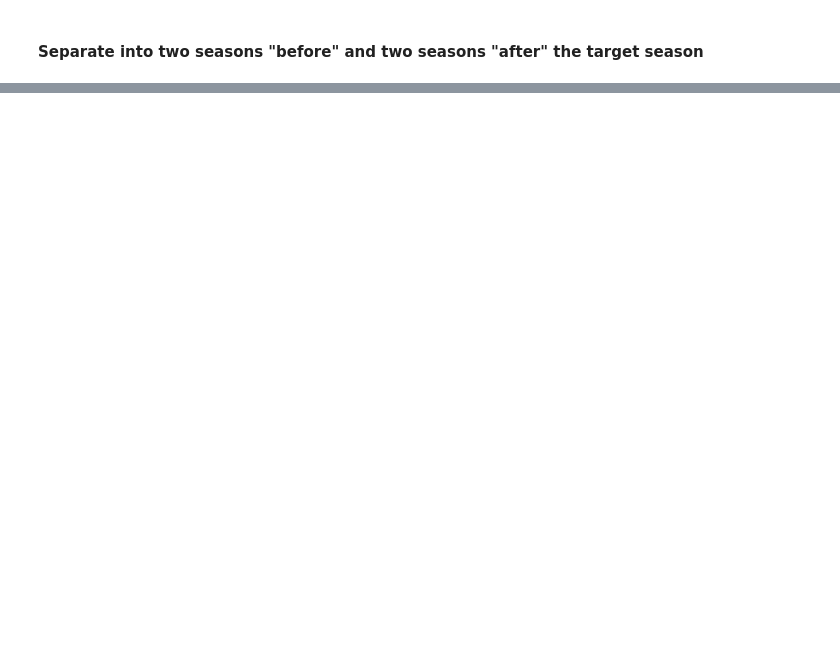
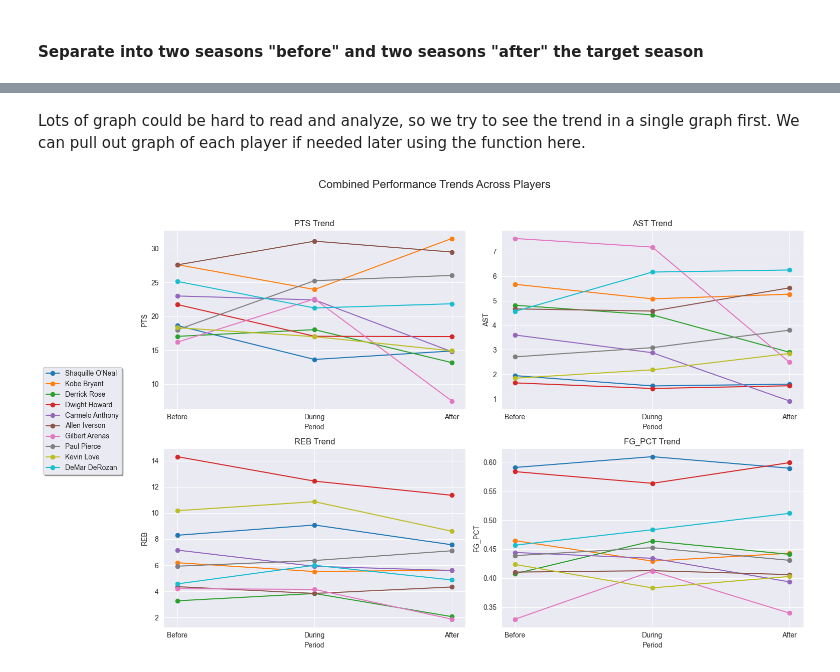
Before and after one commit to ChuanCheLin/NBA-Height-and-Weight-Analysis, a Jupyter notebook: offCourtImpactAnalysis.ipynb, the cells around one changed output, grey strips where cells are left out. Cells and saved outputs as stored; diff of their text form; code cells hidden in the pictures; blank space fills up the shorter version.

```diff
--- a/offCourtImpactAnalysis.ipynb
+++ b/offCourtImpactAnalysis.ipynb
@@ -145,0 +161,16 @@ reference: https://www.complex.com/sports/a/aaron-mansfield/heres-how-gilbert-ar
+# %%
+# Load the datasets
+before_averages_path = './OriginalDatasets/before_averages.csv'
+target_averages_path = './OriginalDatasets/target_average_player_stats.csv'
+after_averages_path = './OriginalDatasets/after_averages.csv'
+
+before_averages = pd.read_csv(before_averages_path)
+target_averages = pd.read_csv(target_averages_path)
+after_averages = pd.read_csv(after_averages_path)
+
+# Extracting player names from the target season dataset
+target_averages['Player'] = target_averages['Unnamed: 0'].apply(lambda x: x.split('_')[0])
+unique_players = target_averages['Player'].unique()
+
+# Analyzing performance for each player
+player_performance_summaries = {player: analyze_player_performance(player, before_averages, target_averages, after_averages) for player in unique_players}
@@ -145,0 +261,28 @@ reference: https://www.complex.com/sports/a/aaron-mansfield/heres-how-gilbert-ar
+# %% [markdown]
+Lots of graph could be hard to read and analyze, so we try to see the trend in a single graph first. We can pull out graph of each player if needed later using the function here.
+# %%
+def plot_combined_performance_trends(player_performance_summaries):
+    fig, axes = plt.subplots(2, 2, figsize=(15, 10))
+    fig.suptitle('Combined Performance Trends Across Players', fontsize=16)
+
+    metrics = ['PTS', 'AST', 'REB', 'FG_PCT']
+    lines = []  # List to keep track of line objects for legend
+    for player, summary in player_performance_summaries.items():
+        # Create a line object for each player and use it for all metrics
+        line, = plt.plot([], [], marker='o', label=player)  # Empty plot to create line object
+        lines.append(line)
+        for i, metric in enumerate(metrics):
+            ax = axes[i//2, i%2]
+            ax.plot(summary['Period'], summary[metric], marker='o', color=line.get_color())
+            ax.set_title(f'{metric} Trend')
+            ax.set_xlabel('Period')
+            ax.set_ylabel(metric)
+
+    # Placing the legend on the left side of the figure
+    fig.legend(handles=lines, loc='center left', bbox_to_anchor=(-0.025, 0.5), shadow=True)
+    plt.tight_layout(rect=(0.1, 0.03, 1, 0.95))
+    plt.show()
+
+plot_combined_performance_trends(player_performance_summaries)
+# %% [output]
+[figure, added]
```
Also changed, not shown: parts of 13 cells of this notebook.
